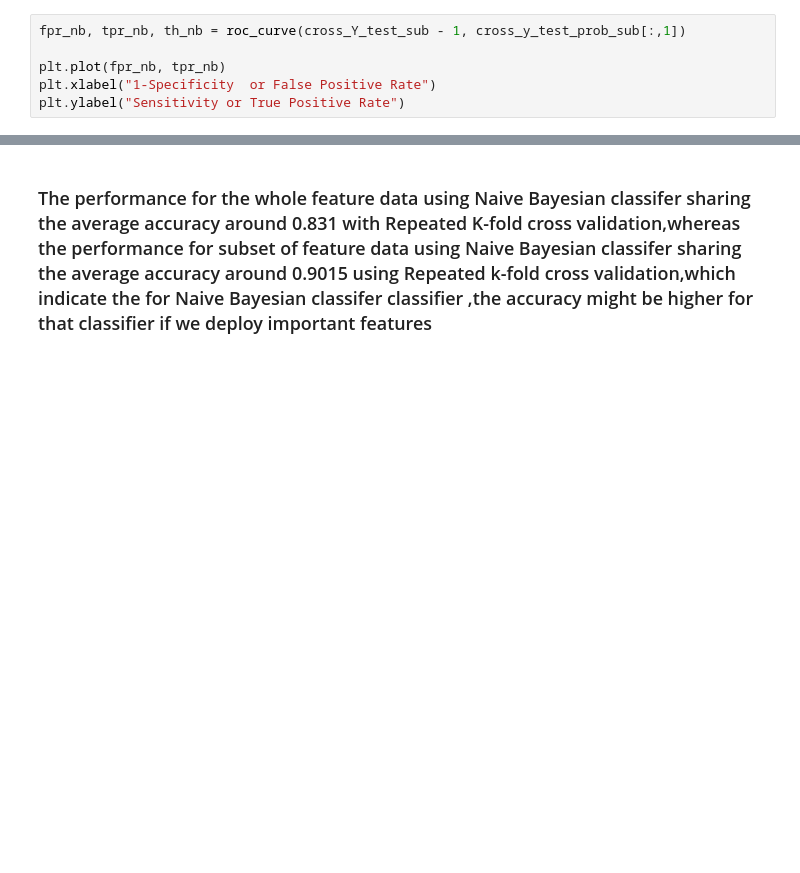
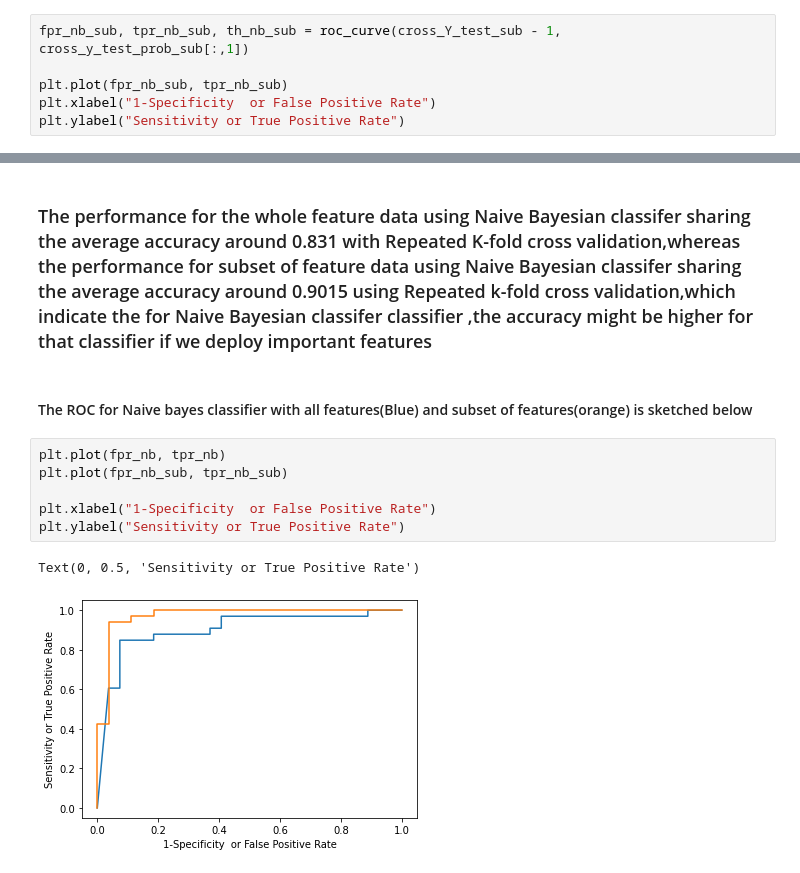
Before and after one commit to yangh567/MLCoursework, a Jupyter notebook: Classification/CM-Naive-Bayesian-Classifier.ipynb, the cells around one changed output, grey strips where cells are left out. Saved outputs shown, nothing was run; the diff lists cells and outputs as text; blank space fills up the shorter version.

```diff
--- a/Classification/CM-Naive-Bayesian-Classifier.ipynb
+++ b/Classification/CM-Naive-Bayesian-Classifier.ipynb
@@ -371,9 +371,9 @@ The accuracy for Naive Baesian classifier with subset features: 0.9
 # %% [markdown]
 #### Third:Draw the ROC graph for evaluating
 # %%
-fpr_nb, tpr_nb, th_nb = roc_curve(cross_Y_test_sub - 1, cross_y_test_prob_sub[:,1])
+fpr_nb_sub, tpr_nb_sub, th_nb_sub = roc_curve(cross_Y_test_sub - 1, cross_y_test_prob_sub[:,1])
 
-plt.plot(fpr_nb, tpr_nb)
+plt.plot(fpr_nb_sub, tpr_nb_sub)
 plt.xlabel("1-Specificity  or False Positive Rate")
 plt.ylabel("Sensitivity or True Positive Rate")
 # %% [output]
@@ -446,3 +446,14 @@ np.savetxt('my_submission_Naive_Bayesian_cl.csv', y_pred_pp_b, fmt='%d', delimit
 - ##### ---------------------3.Compare the performance of NB with whole features and subset of features with feature extraction
 # %% [markdown]
 ### The performance for the whole feature data using Naive Bayesian classifer sharing the average accuracy around 0.831 with Repeated K-fold cross validation,whereas the performance for subset of feature data using Naive Bayesian classifer sharing the average accuracy around 0.9015 using Repeated k-fold cross validation,which indicate the for Naive Bayesian classifer classifier ,the accuracy might be higher for that classifier if we deploy important features
+# %% [markdown]
+#### The ROC for Naive bayes classifier with all features(Blue) and subset of features(orange) is sketched below
+# %%
+plt.plot(fpr_nb, tpr_nb)
+plt.plot(fpr_nb_sub, tpr_nb_sub)
+
+plt.xlabel("1-Specificity  or False Positive Rate")
+plt.ylabel("Sensitivity or True Positive Rate")
+# %% [output]
+Text(0, 0.5, 'Sensitivity or True Positive Rate')
+[figure, added]
```
Also changed, not shown: 4 other files.
